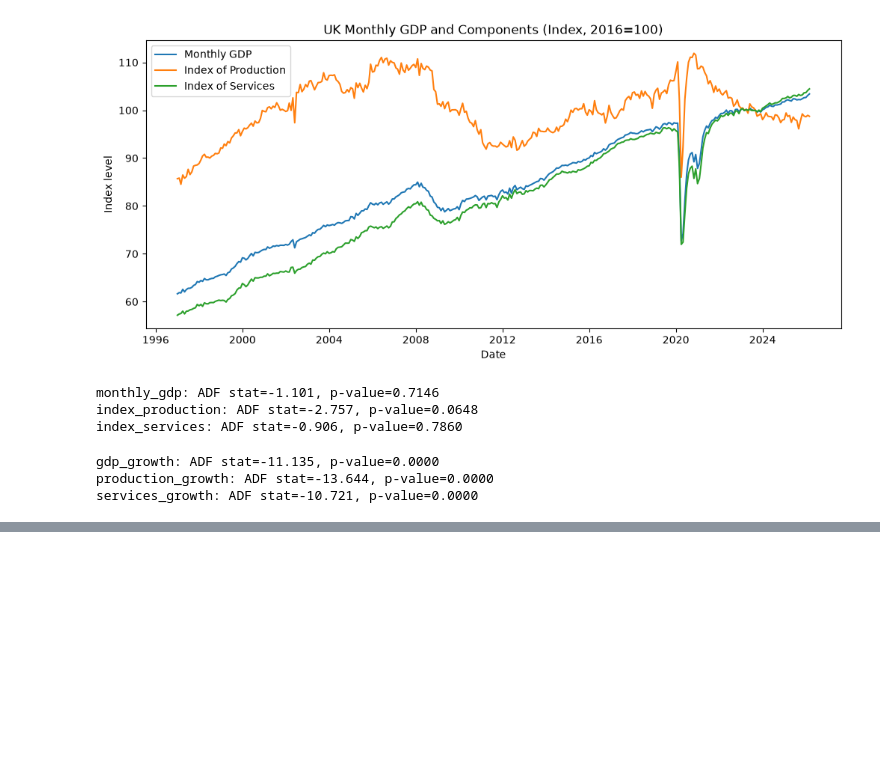
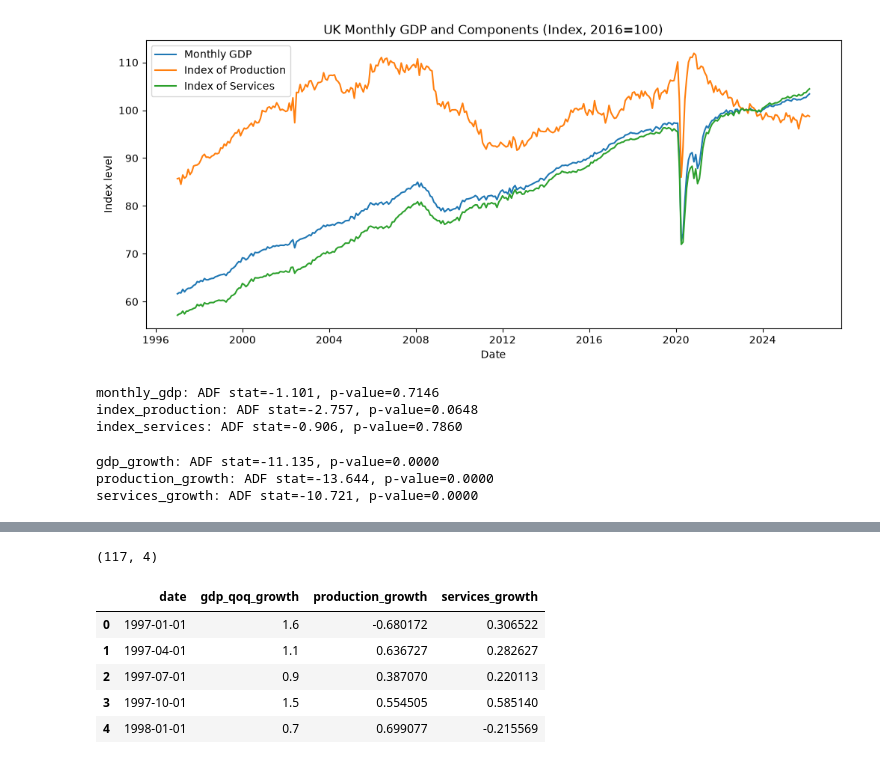
Before and after one commit to Khadeza-Zaman/uk-gdp-nowcasting, a Jupyter notebook: notebooks/01_nowcasting_exploration.ipynb, the cells around one changed output, grey strips where cells are left out. Drawn from its saved outputs; the diff is of its cells as text; code cells hidden in the pictures; blank space fills up the shorter version.

```diff
--- a/notebooks/01_nowcasting_exploration.ipynb
+++ b/notebooks/01_nowcasting_exploration.ipynb
@@ -131,0 +148,8 @@ services_growth: ADF stat=-10.721, p-value=0.0000
+# %%
+gdp_df = pd.read_csv('../data/raw/gdp_qoq_growth.csv', skiprows=8, names=['period', 'value'])
+gdp_df['date'] = pd.PeriodIndex(gdp_df['period'].str.replace(' ', ''), freq='Q').to_timestamp()
+gdp_df = gdp_df.rename(columns={'value': 'gdp_qoq_growth'})
+gdp_df = gdp_df[gdp_df['date'] >= '1997-01-01'].reset_index(drop=True)
+
+print(gdp_df.shape)
+gdp_df.head()
@@ -131,0 +164,13 @@ services_growth: ADF stat=-10.721, p-value=0.0000
+# %%
+combined = pd.merge(gdp_df[['date', 'gdp_qoq_growth']], quarterly_indicators[['date', 'production_growth', 'services_growth']], on='date', how='inner')
+
+print(combined.shape)
+combined.head()
+# %% [output]
+(117, 4)
+|  | date | gdp_qoq_growth | production_growth | services_growth |
+| 0 | 1997-01-01 | 1.6 | -0.680172 | 0.306522 |
+| 1 | 1997-04-01 | 1.1 | 0.636727 | 0.282627 |
+| 2 | 1997-07-01 | 0.9 | 0.387070 | 0.220113 |
+| 3 | 1997-10-01 | 1.5 | 0.554505 | 0.585140 |
+| 4 | 1998-01-01 | 0.7 | 0.699077 | -0.215569 |
```
Also changed, not shown: parts of 4 cells of this notebook, 1 other file.
